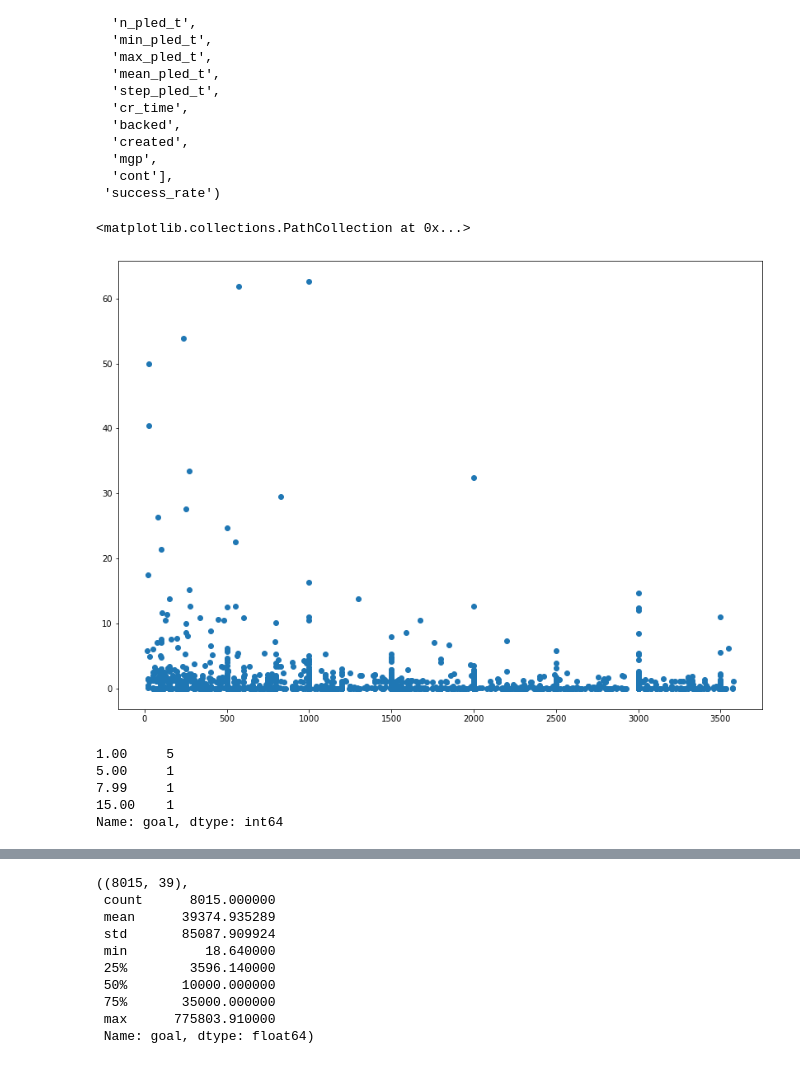
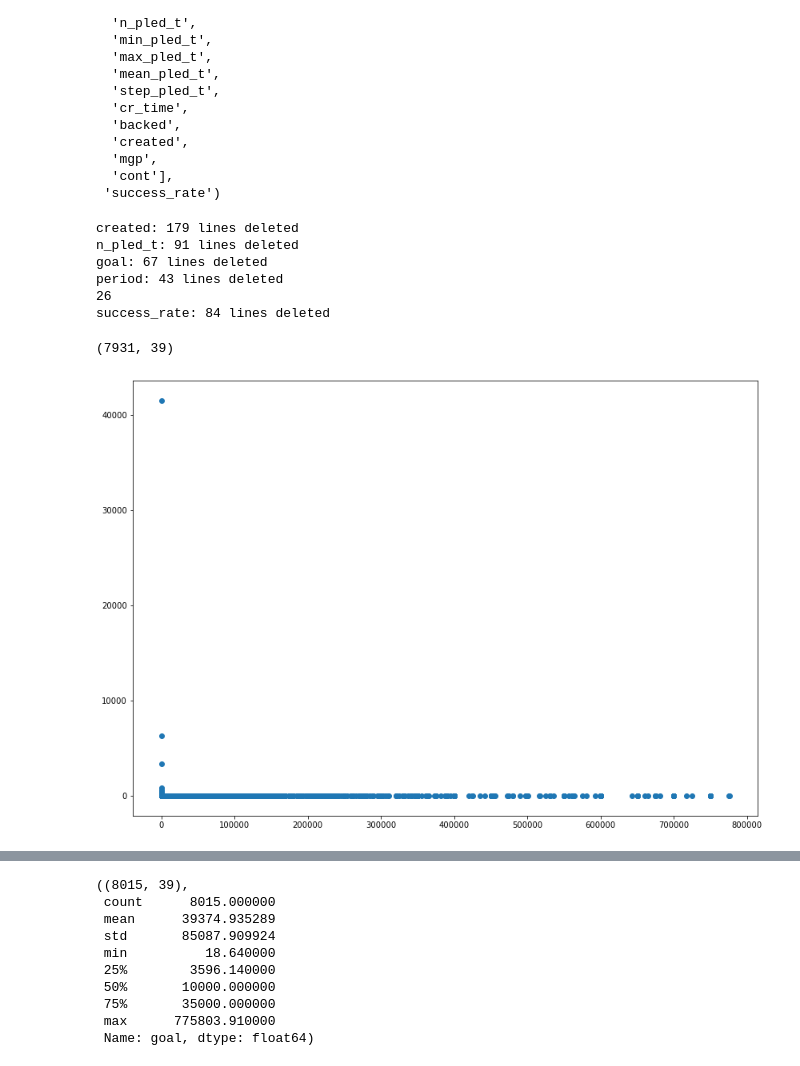
Before and after one commit to Yue2u/DANO-olympiade, a Jupyter notebook: Result.ipynb, the cells around one changed output, grey strips where cells are left out. Saved outputs shown, nothing was run; the diff lists cells and outputs as text; code cells hidden in the pictures.

```diff
--- a/Result.ipynb
+++ b/Result.ipynb
@@ -135,33 +135,41 @@ def draw_hist(df, features, bar_type=None, n_bins=10):
             axes[i, j].hist(df[features[4 * i + j]], histtype=bar_type, bins=n_bins)
             axes[i, j].set_xlabel(f'Значение переменной {features[4 * i + j]}', size=14)
             axes[i, j].set_ylabel(f'Количество проектов с таким {features[4 * i + j]}', size=14)
+# %%
+def draw_scatter(df, col):
+    plt.figure(figsize=(14, 10))
+    plt.scatter(df.sort_values(by=[col])[col], df.sort_values(by=[col])['success_rate'])
 # %%
 def del_n_sigmas_emissions(df, col_name, n_sigmas=3) -> DataFrame:
+    len_was = df.shape[0]
     std = df[col_name].std()
     mean = df[col_name].mean()
-    return df[(df[col_name] >= mean - std * n_sigmas) & (df[col_name] <= mean + std * n_sigmas)]
+    result = df[(df[col_name] >= mean - std * n_sigmas) & (df[col_name] <= mean + std * n_sigmas)]
+    print(f'{col_name}: {len_was - result.shape[0]} lines deleted')
+    return result
 # %%
 # Remove emissions
-df = data[:]
+df = data.copy()
 df['site'].fillna('', inplace=True)
 
 # Using 3 sigmas rule
 df = del_n_sigmas_emissions(df, 'created')
 df = del_n_sigmas_emissions(df, 'n_pled_t')
 df = del_n_sigmas_emissions(df, 'goal') # Probably remove < 5.0 projects too
 df = del_n_sigmas_emissions(df, 'period')
+draw_scatter(df, 'goal')
+len_was = df.shape[0]
 df = df[df['goal'] > 15]
+print(len_was - df.shape[0])
+df = del_n_sigmas_emissions(df, 'success_rate')
 
-plt.figure(figsize=(14, 10))
-plt.scatter(df.sort_values(by=['goal'])['goal'][:df.shape[0] // 4], df.sort_values(by=['goal'])['success_rate'][:df.shape[0] // 4])
+df.shape
 # %% [output]
-<matplotlib.collections.PathCollection at 0x...>
+created: 179 lines deleted
+n_pled_t: 91 lines deleted
+goal: 67 lines deleted
+period: 43 lines deleted
+26
+success_rate: 84 lines deleted
+(7931, 39)
-[figure, old version]
+[figure, new version]
-# %%
-data[data['success_rate'] > 200]['goal'].value_counts()
-# %% [output]
-1.00     5
-5.00     1
-7.99     1
-15.00    1
-Name: goal, dtype: int64
```
Also changed, not shown: parts of 9 cells of this notebook.
